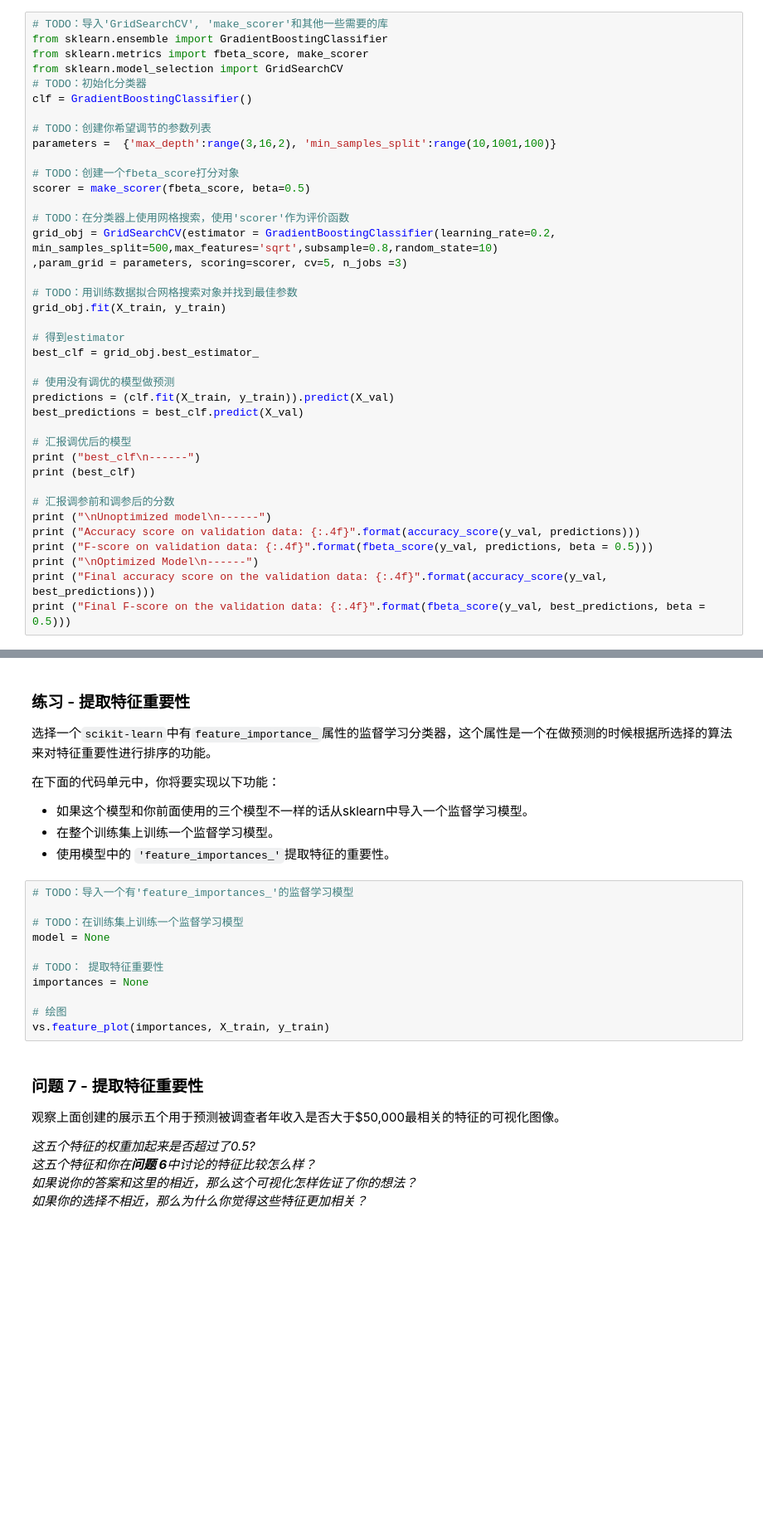
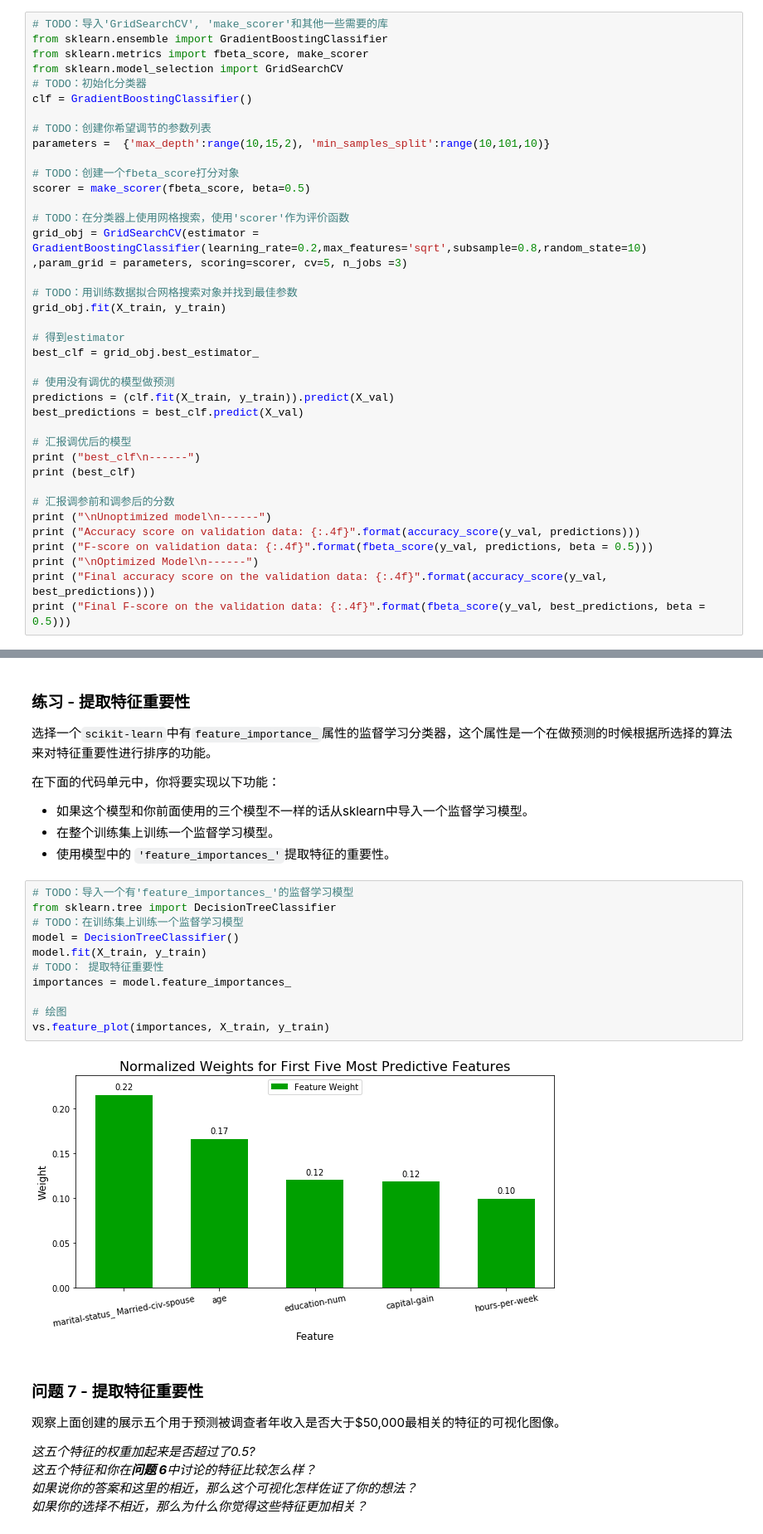
Before and after one commit to andy74911/Udacity, a Jupyter notebook: Machine Learning (Advanced)/finding_donors/finding_donors.ipynb, the cells around one changed output, grey strips where cells are left out. Shown at 83% size. Saved outputs shown, nothing was run; the diff lists cells and outputs as text; blank space fills up the shorter version.

```diff
--- a/Machine Learning (Advanced)/finding_donors/finding_donors.ipynb
+++ b/Machine Learning (Advanced)/finding_donors/finding_donors.ipynb
@@ -498,13 +507,13 @@ from sklearn.model_selection import GridSearchCV
 clf = GradientBoostingClassifier()
 
 # TODO：创建你希望调节的参数列表
-parameters =  {'max_depth':range(3,16,2), 'min_samples_split':range(10,1001,100)}
+parameters =  {'max_depth':range(10,15,2), 'min_samples_split':range(10,101,10)}
 
 # TODO：创建一个fbeta_score打分对象
 scorer = make_scorer(fbeta_score, beta=0.5)
 
 # TODO：在分类器上使用网格搜索，使用'scorer'作为评价函数
-grid_obj = GridSearchCV(estimator = GradientBoostingClassifier(learning_rate=0.2, min_samples_split=500,max_features='sqrt',subsample=0.8,random_state=10)
+grid_obj = GridSearchCV(estimator = GradientBoostingClassifier(learning_rate=0.2,max_features='sqrt',subsample=0.8,random_state=10)
 ,param_grid = parameters, scoring=scorer, cv=5, n_jobs =3)
 
 # TODO：用训练数据拟合网格搜索对象并找到最佳参数
@@ -572,15 +602,17 @@ _在这十三个记录中，你认为哪五个特征对于预测是最重要的
  - 使用模型中的 `'feature_importances_'`提取特征的重要性。
 # %%
 # TODO：导入一个有'feature_importances_'的监督学习模型
-
+from sklearn.tree import DecisionTreeClassifier
 # TODO：在训练集上训练一个监督学习模型
-model = None
-
+model = DecisionTreeClassifier()
+model.fit(X_train, y_train)
 # TODO： 提取特征重要性
-importances = None
+importances = model.feature_importances_
 
 # 绘图
 vs.feature_plot(importances, X_train, y_train)
+# %% [output]
+[figure, added]
 # %% [markdown]
 ### 问题 7 - 提取特征重要性
 观察上面创建的展示五个用于预测被调查者年收入是否大于\$50,000最相关的特征的可视化图像。
```
Also changed, not shown: parts of 9 cells of this notebook.
